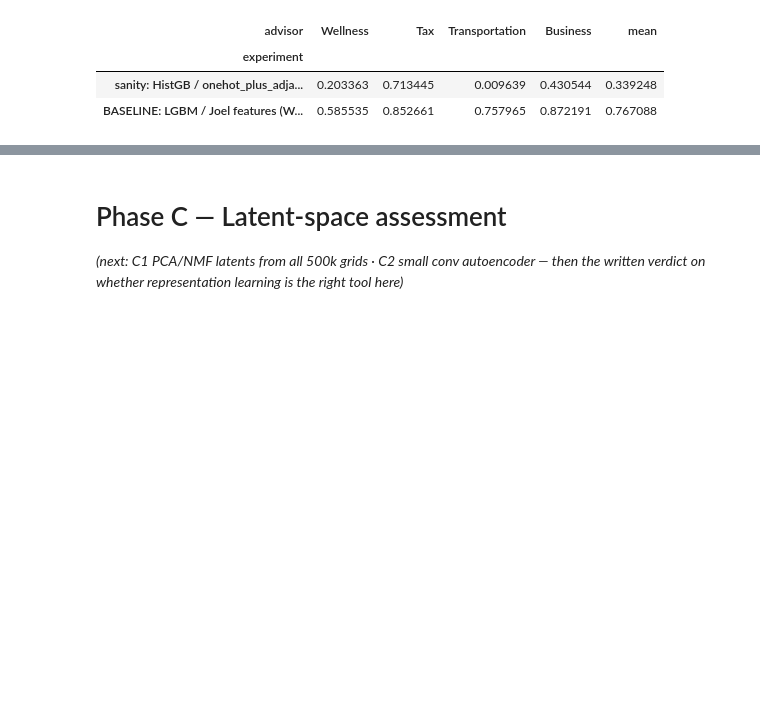
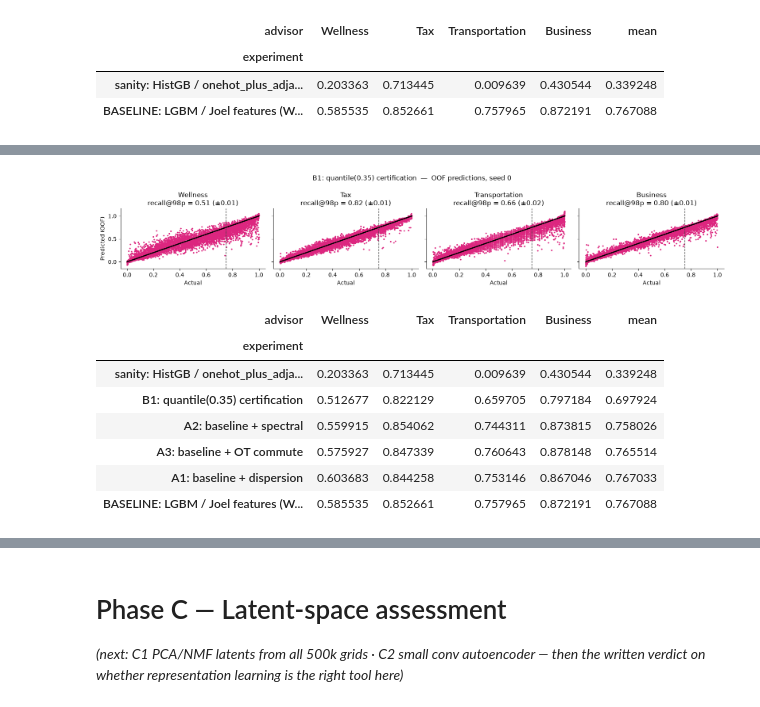
Before and after one commit to Joel-Pederson/2.156-ps2, a Jupyter notebook: improve_regressor_beyond_joel.ipynb, the cells around one changed output, grey strips where cells are left out. Drawn from its saved outputs; the diff is of its cells as text; code cells hidden in the pictures; blank space fills up the shorter version.

```diff
--- a/improve_regressor_beyond_joel.ipynb
+++ b/improve_regressor_beyond_joel.ipynb
@@ -307,0 +480,6 @@ B4 pseudo-labeling with the 495k unlabeled grids)*
+# %%
+# Update per Phase A results; keys must cover all four advisors.
+# Example adoption:  CURRENT_FEATURES["Transportation"] = with_group(ot_commute_features)["Transportation"]
+CURRENT_FEATURES = dict(BASELINE_FEATURES)
+
+results_table_cv("recall_spread")
@@ -307,0 +510,20 @@ B4 pseudo-labeling with the 495k unlabeled grids)*
+# %%
+# B1: quantile (pessimistic) LightGBM. alpha = which quantile the model predicts;
+# 0.35 is a mild pessimist. If it helps, try 0.25 / 0.45 to bracket the sweet spot.
+def lgbm_quantile(alpha=0.35):
+    params = {**GBM_PARAMS, "objective": "quantile", "alpha": alpha}
+    return lambda: lgb.LGBMRegressor(**params)
+
+
+run_experiment_cv("B1: quantile(0.35) certification", CURRENT_FEATURES, lgbm_quantile(0.35))
+results_table_cv()
+# %% [output]
+[figure, added]
+| advisor | Wellness | Tax | Transportation | Business | mean |
+| experiment |  |  |  |  |  |
+| sanity: HistGB / onehot_plus_adja... | 0.203363 | 0.713445 | 0.009639 | 0.430544 | 0.339248 |
+| B1: quantile(0.35) certification | 0.512677 | 0.822129 | 0.659705 | 0.797184 | 0.697924 |
+| A2: baseline + spectral | 0.559915 | 0.854062 | 0.744311 | 0.873815 | 0.758026 |
+| A3: baseline + OT commute | 0.575927 | 0.847339 | 0.760643 | 0.878148 | 0.765514 |
+| A1: baseline + dispersion | 0.603683 | 0.844258 | 0.753146 | 0.867046 | 0.767033 |
+| BASELINE: LGBM / Joel features (W... | 0.585535 | 0.852661 | 0.757965 | 0.872191 | 0.767088 |
```
Also changed, not shown: parts of 19 cells of this notebook, 1 other file.
